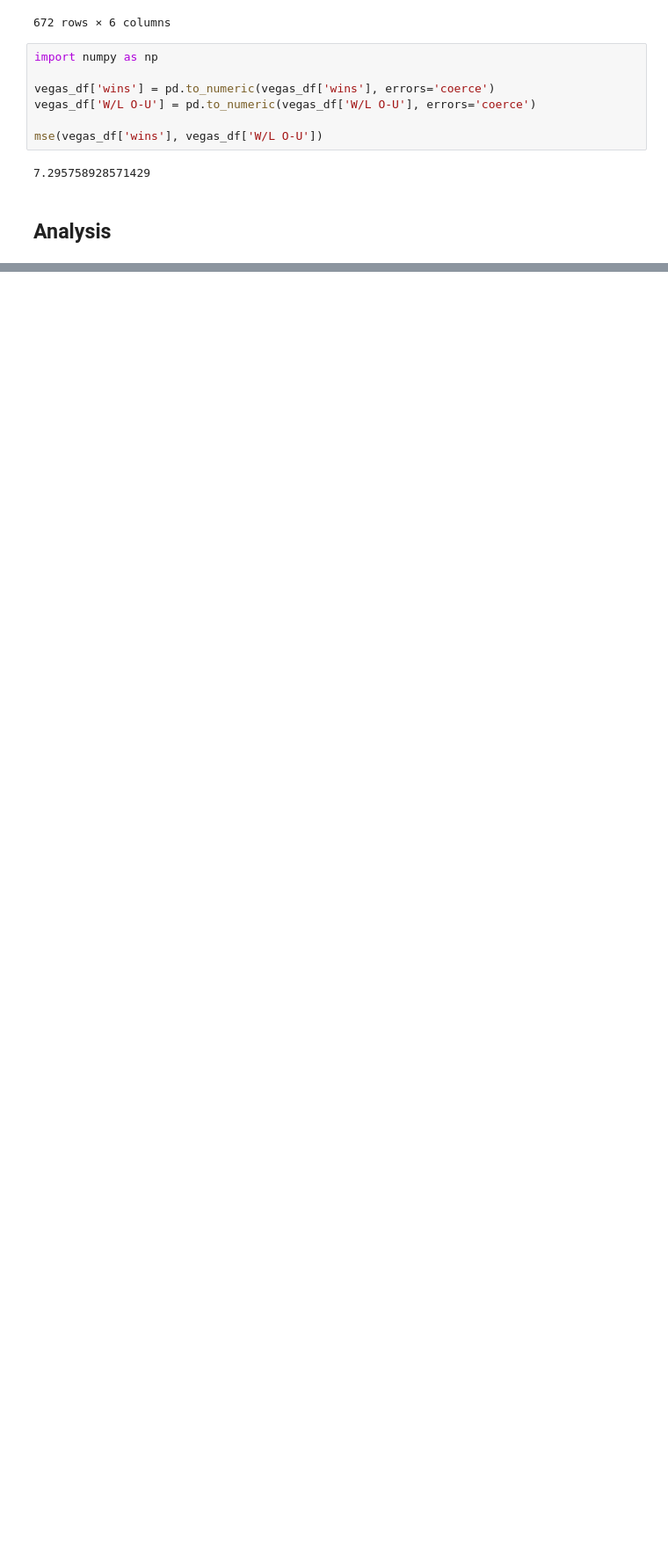
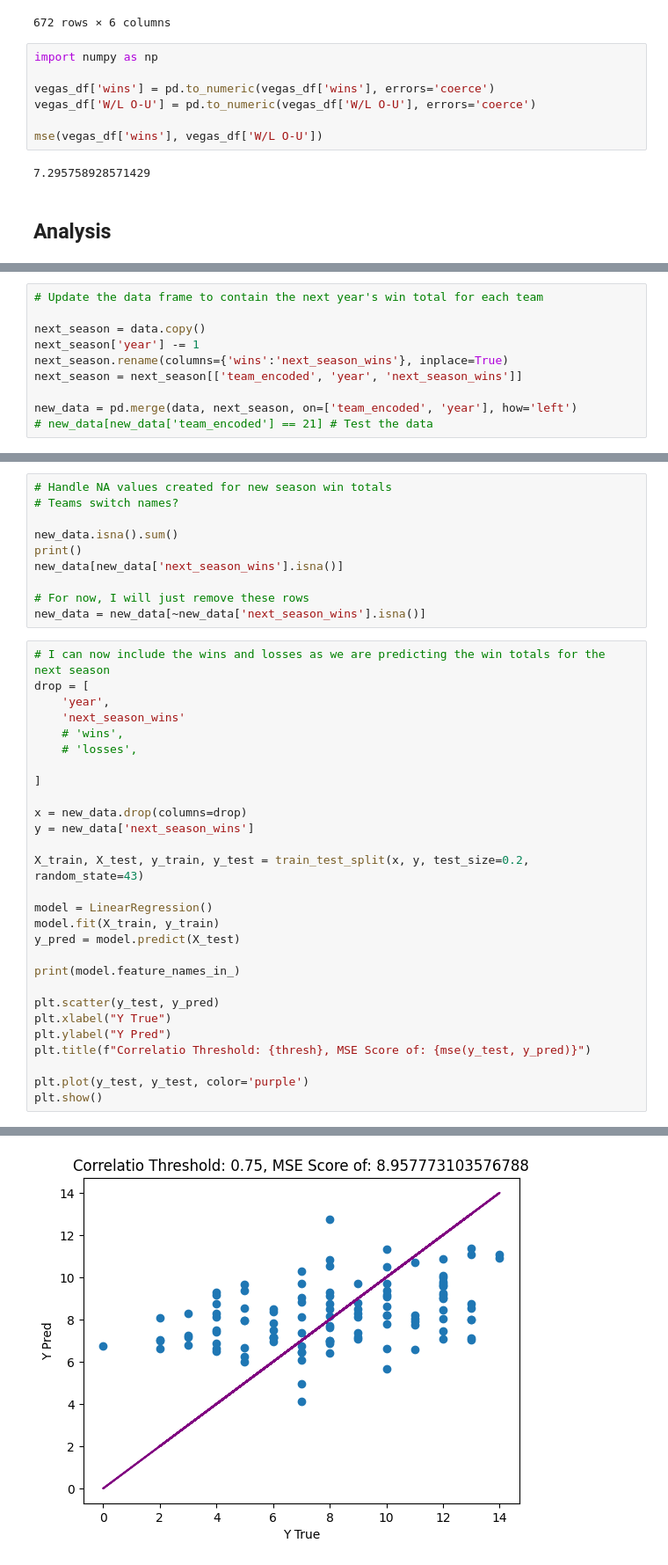
Before and after one commit to tyleryandt18/NFL-Data-Exploration, a Jupyter notebook: NumWinsModel.ipynb, the cells around one changed output, grey strips where cells are left out. Shown at 88% size. Cells and saved outputs as stored; diff of their text form; blank space fills up the shorter version.

```diff
--- a/NumWinsModel.ipynb
+++ b/NumWinsModel.ipynb
@@ -174,0 +188,10 @@ mse(vegas_df['wins'], vegas_df['W/L O-U'])
+# %%
+# Update the data frame to contain the next year's win total for each team
+
+next_season = data.copy()
+next_season['year'] -= 1
+next_season.rename(columns={'wins':'next_season_wins'}, inplace=True)
+next_season = next_season[['team_encoded', 'year', 'next_season_wins']]
+
+new_data = pd.merge(data, next_season, on=['team_encoded', 'year'], how='left')
+# new_data[new_data['team_encoded'] == 21] # Test the data
@@ -174,0 +217,39 @@ mse(vegas_df['wins'], vegas_df['W/L O-U'])
+# %%
+# Handle NA values created for new season win totals
+# Teams switch names?
+
+new_data.isna().sum()
+print()
+new_data[new_data['next_season_wins'].isna()]
+
+# For now, I will just remove these rows
+new_data = new_data[~new_data['next_season_wins'].isna()]
+# %%
+# I can now include the wins and losses as we are predicting the win totals for the next season
+drop = [
+    'year',
+    'next_season_wins'
+    # 'wins',
+    # 'losses',
+
+]
+
+x = new_data.drop(columns=drop)
+y = new_data['next_season_wins']
+
+X_train, X_test, y_train, y_test = train_test_split(x, y, test_size=0.2, random_state=43)
+
+model = LinearRegression()
+model.fit(X_train, y_train)
+y_pred = model.predict(X_test)
+
+print(model.feature_names_in_)
+
+plt.scatter(y_test, y_pred)
+plt.xlabel("Y True")
+plt.ylabel("Y Pred")
+plt.title(f"Correlatio Threshold: {thresh}, MSE Score of: {mse(y_test, y_pred)}")
+
+plt.plot(y_test, y_test, color='purple')
+plt.show()
+# %% [output]
@@ -174,0 +262 @@ mse(vegas_df['wins'], vegas_df['W/L O-U'])
+[figure, added]
```
Also changed, not shown: parts of 5 cells of this notebook.
